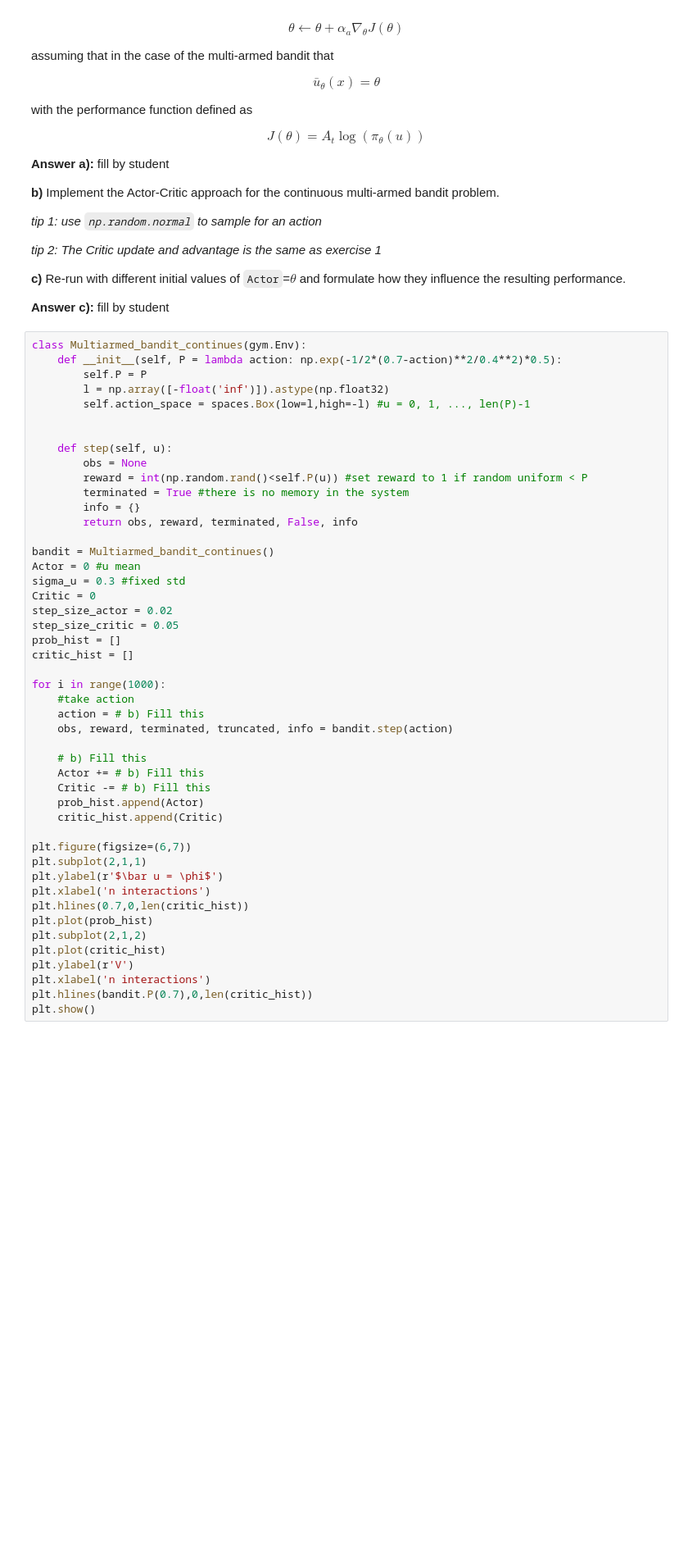
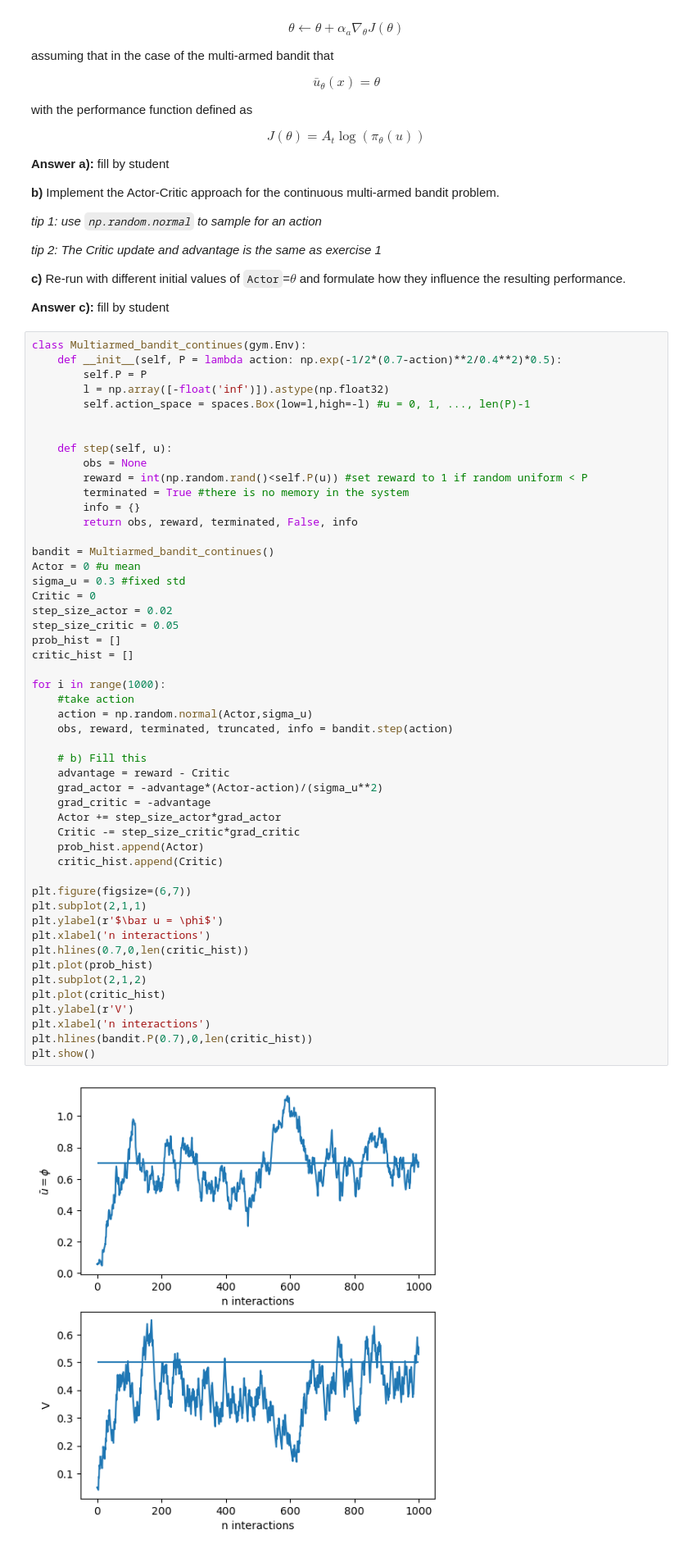
Before and after one commit to Nitin345614/ML4SC-Design-Assignment-G20, a Jupyter notebook: Exercise set L8 Actor-Critic methods.ipynb, the cells around one changed output. Shown at 82% size. Saved outputs shown, nothing was run; the diff lists cells and outputs as text; blank space fills up the shorter version.

```diff
--- a/Exercise set L8 Actor-Critic methods.ipynb
+++ b/Exercise set L8 Actor-Critic methods.ipynb
@@ -374,36 +374,41 @@ class Multiarmed_bandit_continues(gym.Env):
 
 bandit = Multiarmed_bandit_continues()
 Actor = 0 #u mean
 sigma_u = 0.3 #fixed std
 Critic = 0
 step_size_actor = 0.02
 step_size_critic = 0.05
 prob_hist = []
 critic_hist = []
 
 for i in range(1000):
     #take action
-    action = # b) Fill this
+    action = np.random.normal(Actor,sigma_u)
     obs, reward, terminated, truncated, info = bandit.step(action)
 
     # b) Fill this
-    Actor += # b) Fill this
-    Critic -= # b) Fill this
+    advantage = reward - Critic
+    grad_actor = -advantage*(Actor-action)/(sigma_u**2)
+    grad_critic = -advantage
+    Actor += step_size_actor*grad_actor
+    Critic -= step_size_critic*grad_critic
     prob_hist.append(Actor)
     critic_hist.append(Critic)
 
 plt.figure(figsize=(6,7))
 plt.subplot(2,1,1)
 plt.ylabel(r'$\bar u = \phi$')
 plt.xlabel('n interactions')
 plt.hlines(0.7,0,len(critic_hist))
 plt.plot(prob_hist)
 plt.subplot(2,1,2)
 plt.plot(critic_hist)
 plt.ylabel(r'V')
 plt.xlabel('n interactions')
 plt.hlines(bandit.P(0.7),0,len(critic_hist))
 plt.show()
+# %% [output]
+[figure, added]
 # %% [markdown]
 **d)** Up until now we enforced a fixed $\sigma_u$. However, $\sigma_u$ can also be introduced as a parameter that is updated during the policy update step. Implement this new update rule as follows:
 *tip: Write $\sigma_u = \exp(\theta_2)$ and $\bar u = \theta_1$ to ensure that $\sigma_u>0$.*
```
Also changed, not shown: parts of 7 cells of this notebook, 4 other files.
